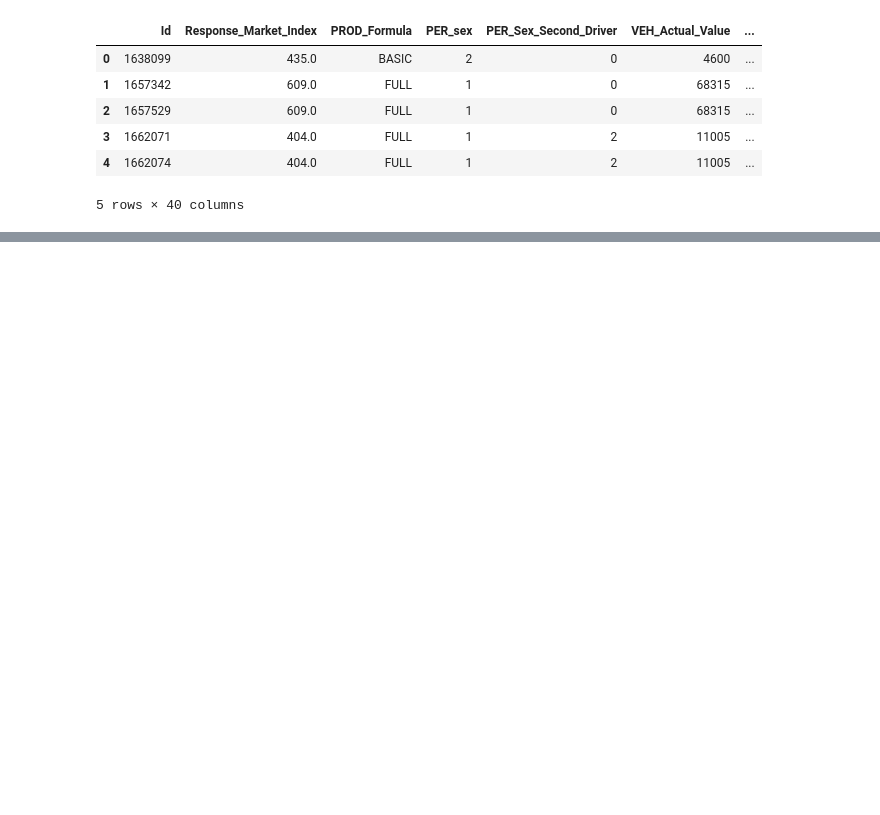
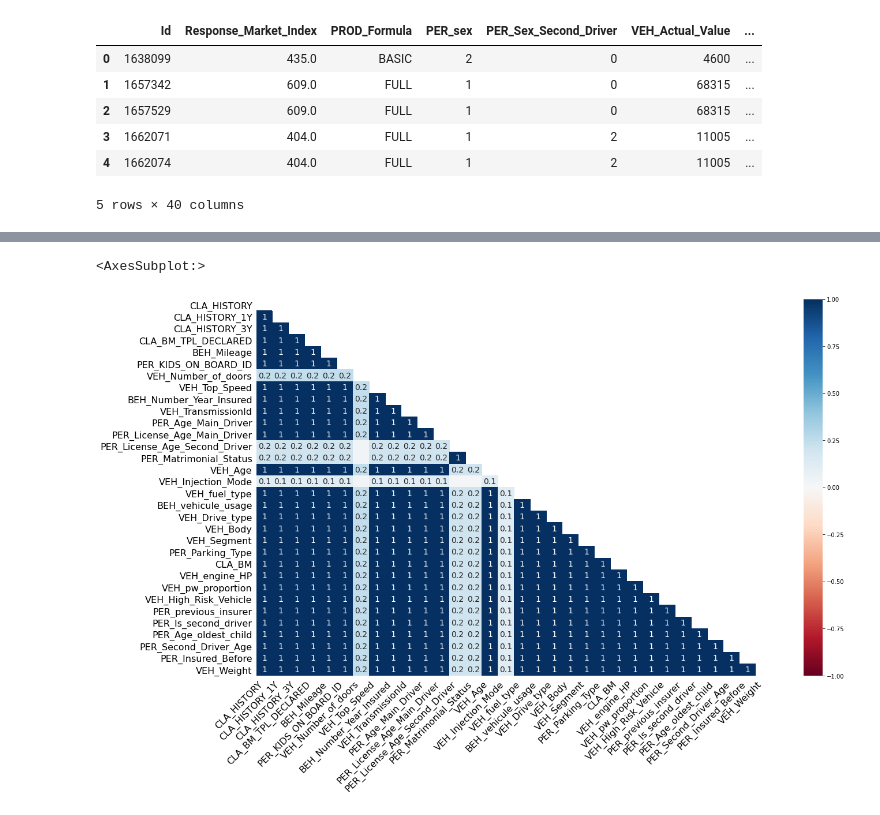
Before and after one commit to lechandouri/datascience_assignments, a Jupyter notebook: assignment_1.ipynb, the cells around one changed output, grey strips where cells are left out. Drawn from its saved outputs; the diff is of its cells as text; code cells hidden in the pictures; blank space fills up the shorter version.

```diff
--- a/assignment_1.ipynb
+++ b/assignment_1.ipynb
@@ -25,0 +138,5 @@ data_train_insurance.head()
+# %%
+msno.heatmap(dataset)
+# %% [output]
+<AxesSubplot:>
+[figure, added]
```
Also changed, not shown: parts of 19 cells of this notebook.
